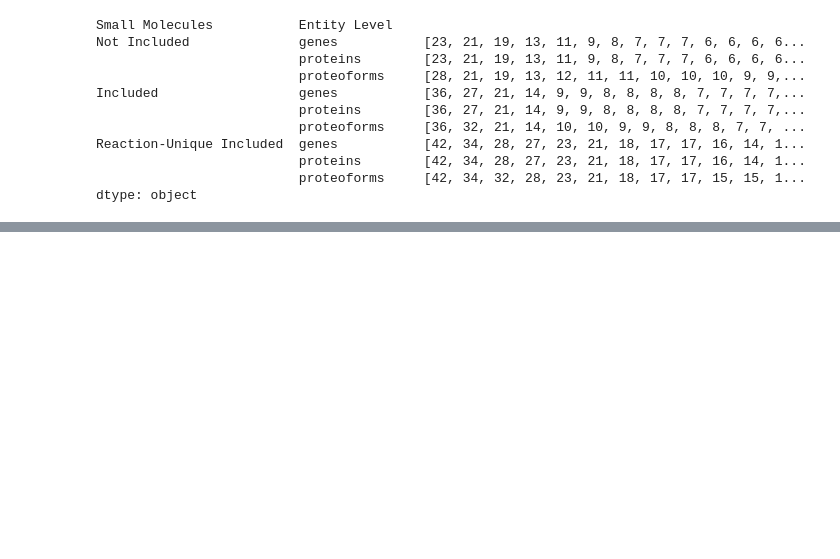
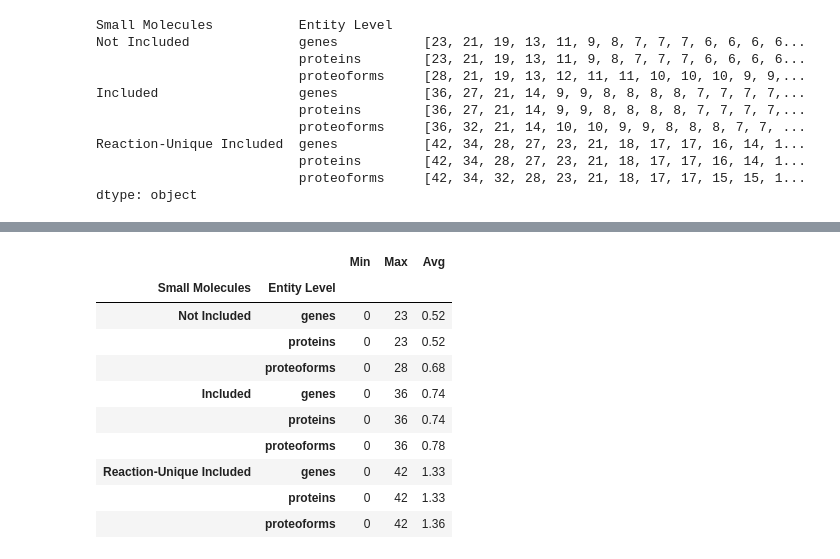
Before and after one commit to PathwayAnalysisPlatform/ProteoformNetworks, a Jupyter notebook: src/Python/analysis_1_network_topology.ipynb, the cells around one changed output, grey strips where cells are left out. Cells and saved outputs as stored; diff of their text form; code cells hidden in the pictures; blank space fills up the shorter version.

```diff
--- a/src/Python/analysis_1_network_topology.ipynb
+++ b/src/Python/analysis_1_network_topology.ipynb
@@ -542,0 +567,20 @@ dtype: object
+# %%
+mins = pd.Series([min(art_points_sequence) for art_points_sequence in art_points_sequences], index=index)
+maxs = pd.Series([max(art_points_sequence) for art_points_sequence in art_points_sequences], index=index)
+avgs = pd.Series([sum(art_points_sequence)/len(art_points_sequence) for art_points_sequence in art_points_sequences], index=index)
+
+df_art_points = pd.DataFrame({"Min": mins, "Max": maxs, "Avg": avgs}, index=index)
+df_art_points.index.name = "Articulation Points"
+df_art_points
+# %% [output]
+|  |  | Min | Max | Avg |
+| Small Molecules | Entity Level |  |  |  |
+| Not Included | genes | 0 | 23 | 0.52 |
+|  | proteins | 0 | 23 | 0.52 |
+|  | proteoforms | 0 | 28 | 0.68 |
+| Included | genes | 0 | 36 | 0.74 |
+|  | proteins | 0 | 36 | 0.74 |
+|  | proteoforms | 0 | 36 | 0.78 |
+| Reaction-Unique Included | genes | 0 | 42 | 1.33 |
+|  | proteins | 0 | 42 | 1.33 |
+|  | proteoforms | 0 | 42 | 1.36 |
```
Also changed, not shown: parts of 5 cells of this notebook, 1 other file.
